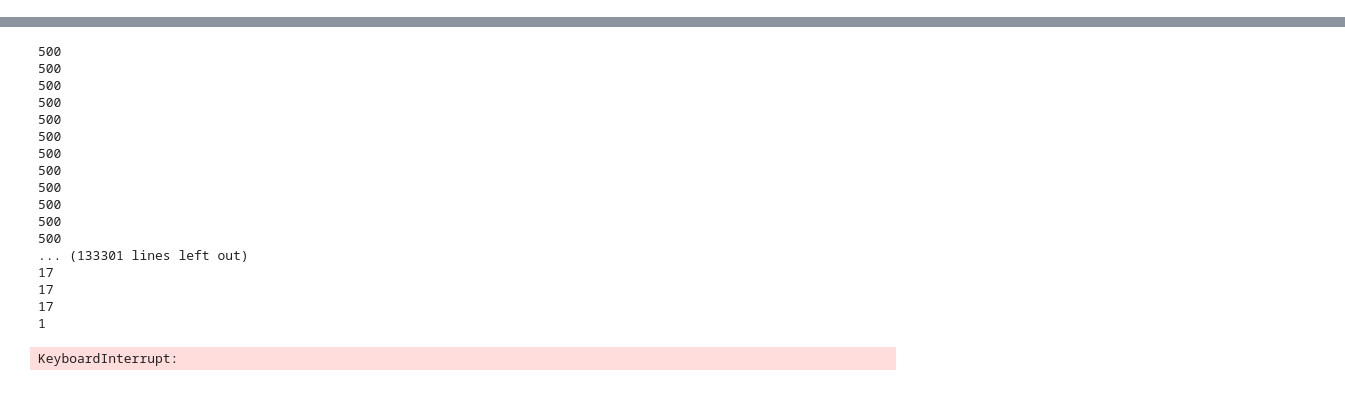
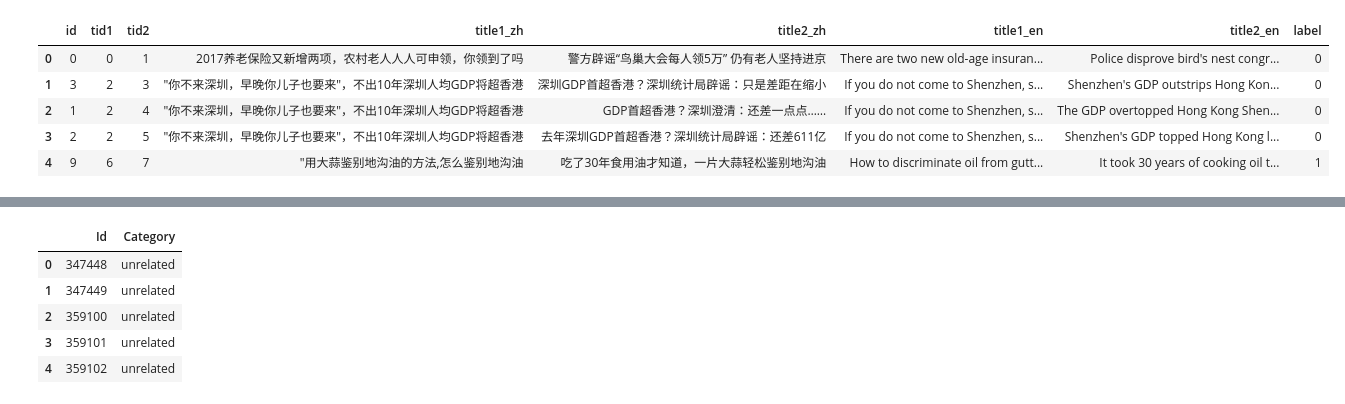
Before and after one commit to HalfHumanDora/WSDM_competition, a Jupyter notebook: train.ipynb, the cells around one changed output, grey strips where cells are left out. Drawn from its saved outputs; the diff is of its cells as text; code cells hidden in the pictures.

```diff
--- a/train.ipynb
+++ b/train.ipynb
@@ -12,10 +14,27 @@ from torch.utils.data import Dataset, DataLoader
 # %%
 train_df = pd.read_csv("data/train.csv")
+test_df = pd.read_csv("data/test.csv")
+sub = pd.read_csv("data/sample_submission.csv")
+
 train_df["title1_en"] = train_df["title1_en"].apply(lambda x: x.replace('""', '').replace('"', '').replace("!", "").replace("?", ""))
 train_df["title2_en"] = train_df["title2_en"].apply(lambda x: x.replace('""', '').replace('"', '').replace("!", "").replace("?", ""))
+
+test_df["title1_en"] = train_df["title1_en"].apply(lambda x: x.replace('""', '').replace('"', '').replace("!", "").replace("?", ""))
+test_df["title2_en"] = train_df["title2_en"].apply(lambda x: x.replace('""', '').replace('"', '').replace("!", "").replace("?", ""))
 
 train_df.replace('unrelated', 0, inplace=True)
 train_df.replace('agreed', 1, inplace=True)
 train_df.replace('disagreed', 2, inplace=True)
 
-y_train = train_df["label"]
+y = list(train_df["label"])
+
+display(train_df.head())
+display(test_df.head())
+display(sub.head())
+# %% [output]
+|  | id | tid1 | tid2 | title1_zh | title2_zh | title1_en | title2_en | label |
+| 0 | 0 | 0 | 1 | 2017养老保险又新增两项，农村老人人人可申领，你领到了吗 | 警方辟谣“鸟巢大会每人领5万” 仍有老人坚持进京 | There are two new old-age insuran... | Police disprove bird's nest congr... | 0 |
+| 1 | 3 | 2 | 3 | "你不来深圳，早晚你儿子也要来"，不出10年深圳人均GDP将超香港 | 深圳GDP首超香港？深圳统计局辟谣：只是差距在缩小 | If you do not come to Shenzhen, s... | Shenzhen's GDP outstrips Hong Kon... | 0 |
+| 2 | 1 | 2 | 4 | "你不来深圳，早晚你儿子也要来"，不出10年深圳人均GDP将超香港 | GDP首超香港？深圳澄清：还差一点点…… | If you do not come to Shenzhen, s... | The GDP overtopped Hong Kong Shen... | 0 |
+| 3 | 2 | 2 | 5 | "你不来深圳，早晚你儿子也要来"，不出10年深圳人均GDP将超香港 | 去年深圳GDP首超香港？深圳统计局辟谣：还差611亿 | If you do not come to Shenzhen, s... | Shenzhen's GDP topped Hong Kong l... | 0 |
+| 4 | 9 | 6 | 7 | "用大蒜鉴别地沟油的方法,怎么鉴别地沟油 | 吃了30年食用油才知道，一片大蒜轻松鉴别地沟油 | How to discriminate oil from gutt... | It took 30 years of cooking oil t... | 1 |
@@ -21,0 +47,6 @@ y_train = train_df["label"]
+|  | Id | Category |
+| 0 | 347448 | unrelated |
+| 1 | 347449 | unrelated |
+| 2 | 359100 | unrelated |
+| 3 | 359101 | unrelated |
+| 4 | 359102 | unrelated |
@@ -68,27 +52,0 @@ class Toidx(object):
-# %%
-#一部長いやつがある.
-
-l = []
-for seq in train_df["title1_en"]:
-    l.append(len(seq.split()))
-for index in np.argsort(l)[-1::-1]:
-    print(l[index])
-# %% [output]
-500
-500
-500
-500
-500
-500
-500
-500
-500
-500
-500
-500
-... (133301 lines left out)
-17
-17
-17
-1
-KeyboardInterrupt:
```
Also changed, not shown: parts of 17 cells of this notebook.
